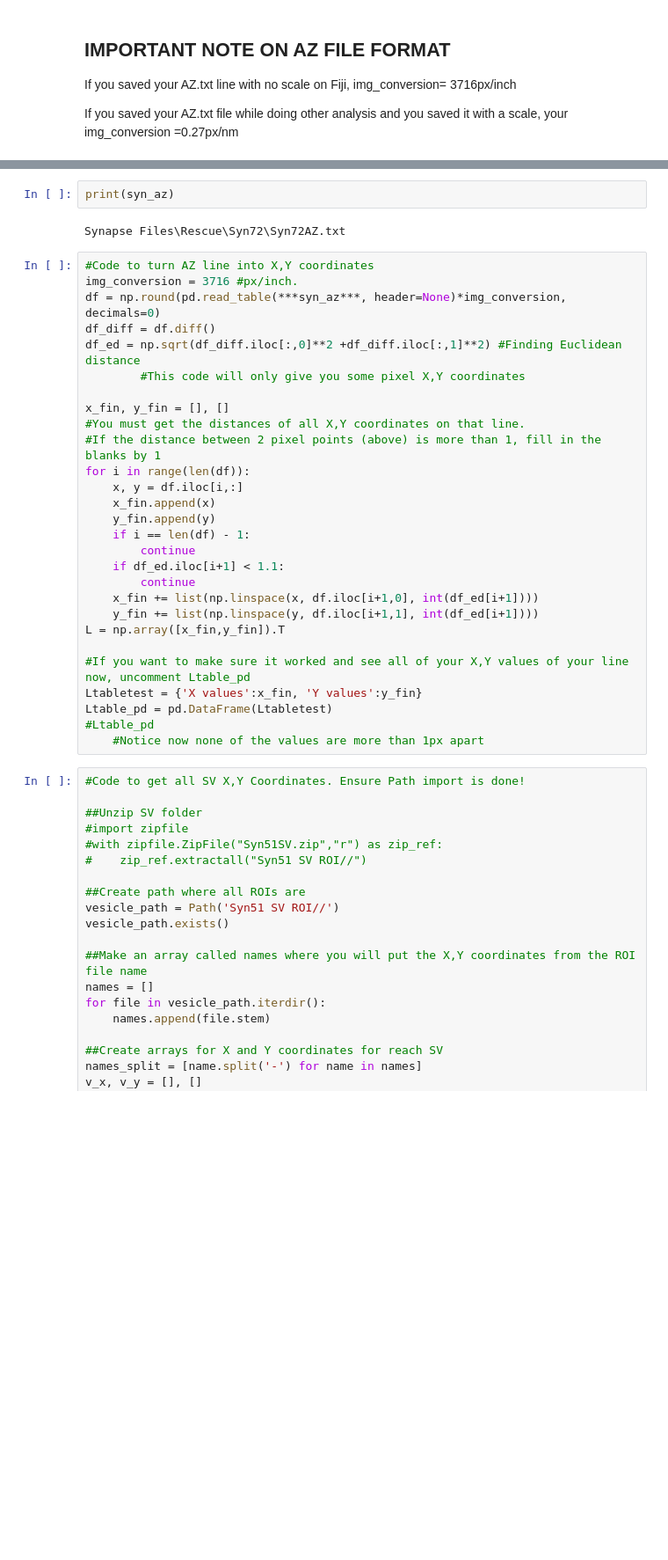
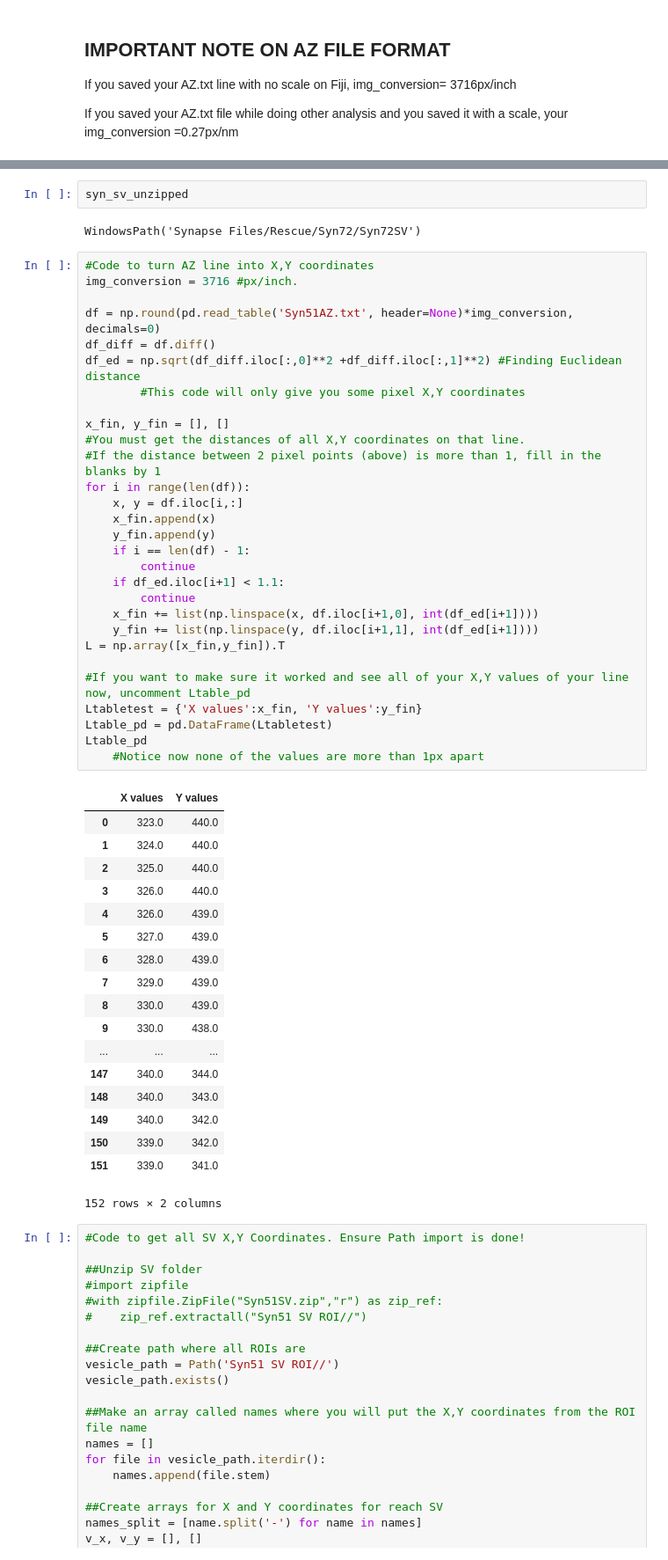
Before and after one commit to audreytmedeiros/Morgan-Lab, a Jupyter notebook: SVDistributiontest.ipynb, the cells around one changed output, grey strips where cells are left out. Shown at 88% size. Saved outputs shown, nothing was run; the diff lists cells and outputs as text; blank space fills up the shorter version.

```diff
--- a/SVDistributiontest.ipynb
+++ b/SVDistributiontest.ipynb
@@ -68,35 +73,55 @@ for condition in Synapse_files.iterdir():
-# %%
-print(syn_az)
-# %% [output]
-Synapse Files\Rescue\Syn72\Syn72AZ.txt
+# %%
+syn_sv_unzipped
+# %% [output]
+WindowsPath('Synapse Files/Rescue/Syn72/Syn72SV')
 # %%
 #Code to turn AZ line into X,Y coordinates
 img_conversion = 3716 #px/inch.
-df = np.round(pd.read_table(***syn_az***, header=None)*img_conversion, decimals=0)
+
+df = np.round(pd.read_table('Syn51AZ.txt', header=None)*img_conversion, decimals=0)
 df_diff = df.diff()
 df_ed = np.sqrt(df_diff.iloc[:,0]**2 +df_diff.iloc[:,1]**2) #Finding Euclidean distance
         #This code will only give you some pixel X,Y coordinates
 
 x_fin, y_fin = [], []
 #You must get the distances of all X,Y coordinates on that line.
 #If the distance between 2 pixel points (above) is more than 1, fill in the blanks by 1
 for i in range(len(df)):
     x, y = df.iloc[i,:]
     x_fin.append(x)
     y_fin.append(y)
     if i == len(df) - 1:
         continue
     if df_ed.iloc[i+1] < 1.1:
         continue
     x_fin += list(np.linspace(x, df.iloc[i+1,0], int(df_ed[i+1])))
     y_fin += list(np.linspace(y, df.iloc[i+1,1], int(df_ed[i+1])))
 L = np.array([x_fin,y_fin]).T
 
 #If you want to make sure it worked and see all of your X,Y values of your line now, uncomment Ltable_pd
 Ltabletest = {'X values':x_fin, 'Y values':y_fin}
 Ltable_pd = pd.DataFrame(Ltabletest)
-#Ltable_pd
+Ltable_pd
     #Notice now none of the values are more than 1px apart
+# %% [output]
+|  | X values | Y values |
+| 0 | 323.0 | 440.0 |
+| 1 | 324.0 | 440.0 |
+| 2 | 325.0 | 440.0 |
+| 3 | 326.0 | 440.0 |
+| 4 | 326.0 | 439.0 |
+| 5 | 327.0 | 439.0 |
+| 6 | 328.0 | 439.0 |
+| 7 | 329.0 | 439.0 |
+| 8 | 330.0 | 439.0 |
+| 9 | 330.0 | 438.0 |
+| ... | ... | ... |
+| 147 | 340.0 | 344.0 |
+| 148 | 340.0 | 343.0 |
+| 149 | 340.0 | 342.0 |
+| 150 | 339.0 | 342.0 |
+| 151 | 339.0 | 341.0 |
+152 rows × 2 columns
 # %%
 #Code to get all SV X,Y Coordinates. Ensure Path import is done!
 
```
Also changed, not shown: parts of 1 cell of this notebook.
